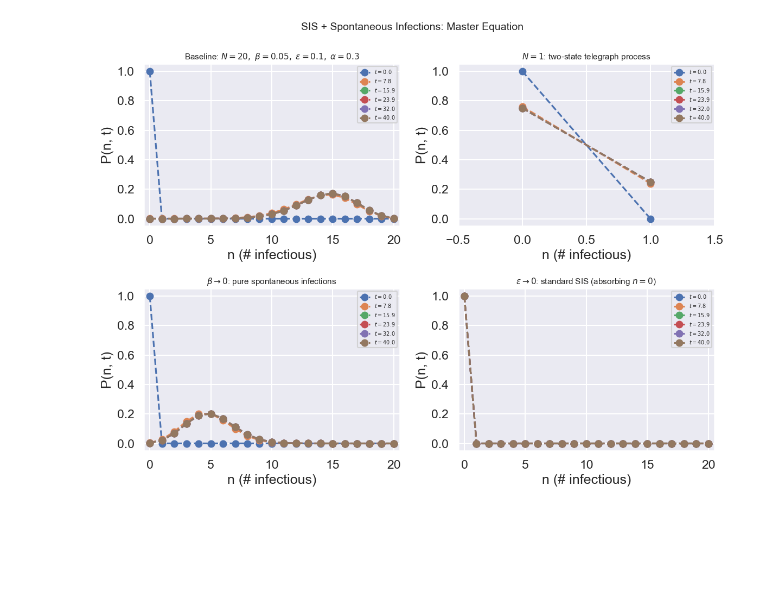
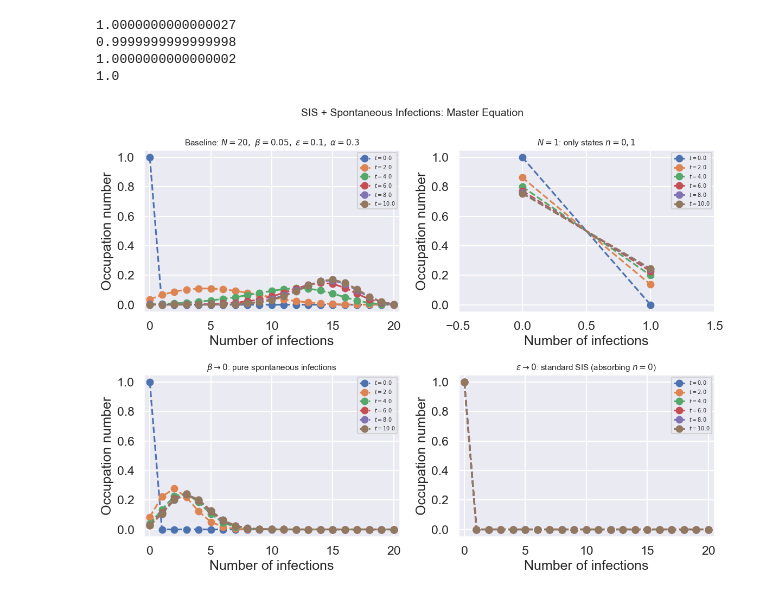
Before and after one commit to marobinette/ModelingComplexSystems, a Jupyter notebook: TAME/assignment_2.ipynb, the cells around one changed output. Drawn from its saved outputs; the diff is of its cells as text; code cells hidden in the pictures; blank space fills up the shorter version.

```diff
--- a/TAME/assignment_2.ipynb
+++ b/TAME/assignment_2.ipynb
@@ -43,25 +53,27 @@ def sis_spontaneous(x, t, N, beta, epsilon, alpha):
 
     for n in range(N + 1):
         if n == 0:  # left boundary: no recovery possible, no P_{-1}
-            rate_up = N * epsilon                        # (N-0)(β·0 + ε)
+            rate_up = N * epsilon                        # ε(N-0)
             dx[n] = -rate_up * x[0] + alpha * 1 * x[1]
 
         elif n == N:  # right boundary: no infection possible, no P_{N+1}
             rate_down = alpha * N                        # all N infected can recover
-            dx[n] = -rate_down * x[N] + (N - (N-1)) * (beta * (N-1) + epsilon) * x[N-1]
+            inflow    = beta * (N-1) * 1 + epsilon * 1  # β(n-1)(N-n+1) + ε(N-n+1) at n=N
+            dx[n] = -rate_down * x[N] + inflow * x[N-1]
 
         else:  # interior: all four arrows present
-            rate_up   = (N - n) * (beta * n + epsilon)  # n -> n+1
-            rate_down = alpha * n                        # n -> n-1
+            rate_up   = (N - n) * (beta * n + epsilon)                    # n -> n+1
+            rate_down = alpha * n                                          # n -> n-1
+            inflow    = beta * (n-1) * (N-n+1) + epsilon * (N-n+1)       # from n-1
             dx[n] = (- (rate_up + rate_down) * x[n]
                      + alpha * (n + 1) * x[n + 1]
-                     + (N - (n-1)) * (beta * (n-1) + epsilon) * x[n - 1])
+                     + inflow * x[n - 1])
 
     return dx
 
 
 # ── Shared settings ──────────────────────────────────────────────────────────
-t_vec = np.linspace(0, 40, 200)
+t_vec = np.linspace(0, 10, 1000)
 
 def run_and_plot(ax, N, beta, epsilon, alpha, title):
     """Integrate and plot P_n(t) for a given parameter set."""
@@ -70,6 +82,7 @@ def run_and_plot(ax, N, beta, epsilon, alpha, title):
 
     rhs = lambda x, t: sis_spontaneous(x, t, N, beta, epsilon, alpha)
     x_path = odeint(rhs, x_0, t_vec)
+    print(np.sum(x_path[-1]))
 
     # Plot a few time snapshots
     snapshot_indices = np.linspace(0, len(t_vec) - 1, 6, dtype=int)
@@ -77,35 +90,39 @@ def run_and_plot(ax, N, beta, epsilon, alpha, title):
         ax.plot(range(N + 1), x_path[i], marker='o', ls='--',
                 label=fr"$t={t_vec[i]:.1f}$")
 
     ax.set_title(title, fontsize=11)
-    ax.set_xlabel('n (# infectious)')
-    ax.set_ylabel('P(n, t)')
+    ax.set_xlabel('Number of infections')
+    ax.set_ylabel('Occupation number')
     ax.legend(fontsize=7)
     ax.set_xlim(-0.5, N + 0.5)
 
 
 # ── Parameter scenarios ───────────────────────────────────────────────────────
 fig, axes = plt.subplots(2, 2, figsize=(12, 9))
 fig.suptitle('SIS + Spontaneous Infections: Master Equation', fontsize=14)
 
 # Baseline
 run_and_plot(axes[0, 0], N=20, beta=0.05, epsilon=0.1, alpha=0.3,
              title=r'Baseline: $N=20,\ \beta=0.05,\ \epsilon=0.1,\ \alpha=0.3$')
 
 # N -> 1 (trivial system: only states 0 and 1)
 run_and_plot(axes[0, 1], N=1,  beta=0.05, epsilon=0.1, alpha=0.3,
-             title=r'$N = 1$: two-state telegraph process')
+             title=r'$N = 1$: only states $n=0,1$')
 
 # beta -> 0 (only spontaneous infections drive spread)
-run_and_plot(axes[1, 0], N=20, beta=0.0,  epsilon=0.1, alpha=0.3,
+run_and_plot(axes[1, 0], N=20, beta=0.0,  epsilon=0.1, alpha=0.5,
              title=r'$\beta \to 0$: pure spontaneous infections')
 
 # epsilon -> 0 (standard SIS — n=0 becomes absorbing again)
 run_and_plot(axes[1, 1], N=20, beta=0.05, epsilon=0.0, alpha=0.3,
              title=r'$\epsilon \to 0$: standard SIS (absorbing $n=0$)')
 
 plt.tight_layout()
 plt.savefig('sis_spontaneous.png', dpi=150)
 plt.show()
 # %% [output]
+1.0000000000000027
+0.9999999999999998
+1.0000000000000002
+1.0
-[figure, old version]
+[figure, new version]
```
Also changed, not shown: parts of 14 cells of this notebook, 5 other files.
